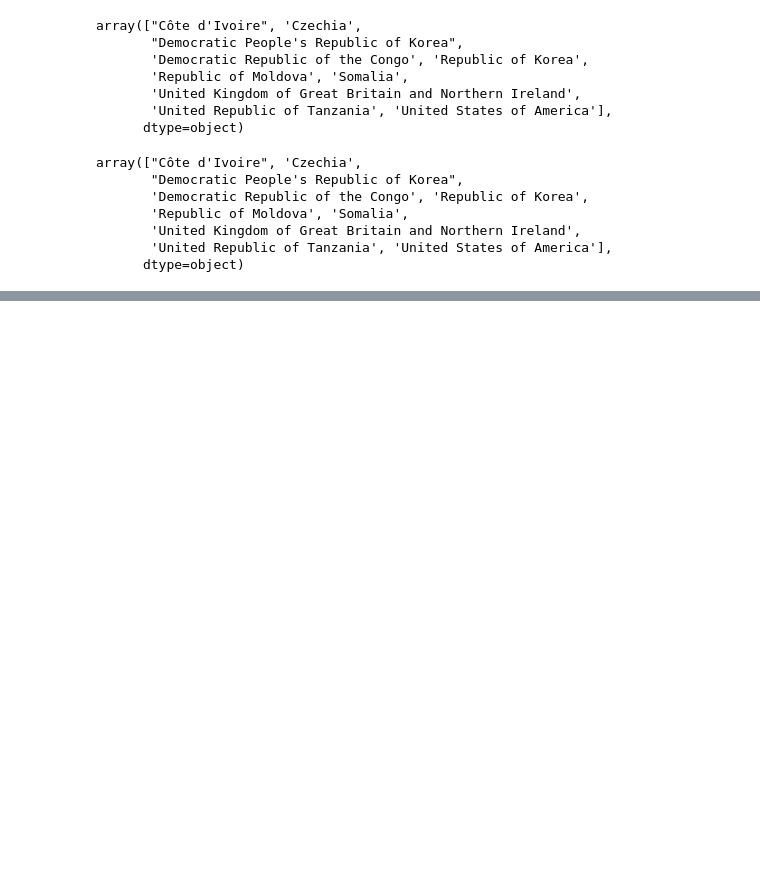
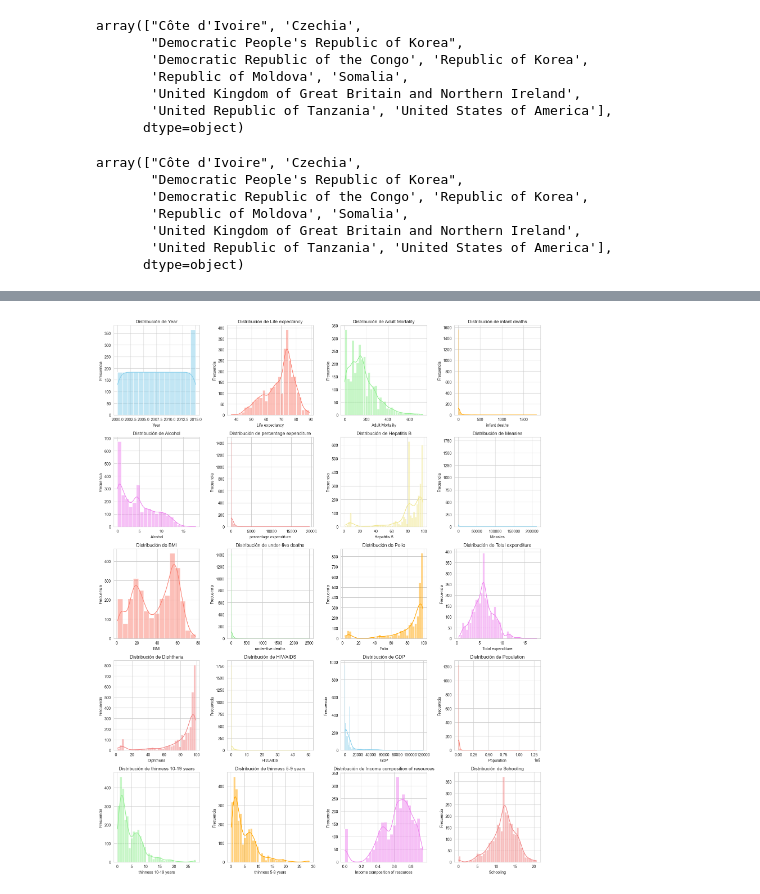
Before and after one commit to MiriamDonas00022423/ProyectoNumericoBurdenShots, a Jupyter notebook: my_regression_app/notebook/linear_regression.ipynb, the cells around one changed output, grey strips where cells are left out. Cells and saved outputs as stored; diff of their text form; code cells hidden in the pictures; blank space fills up the shorter version.

```diff
--- a/my_regression_app/notebook/linear_regression.ipynb
+++ b/my_regression_app/notebook/linear_regression.ipynb
@@ -445,0 +538,9 @@ df.rename(columns={'thinness  1-19 years':'thinness 10-19 years'},inplace=True)
+# %%
+# Contar cuántos registros tiene cada país
+country_count = df['Country'].value_counts()
+
+# Identificar países que solo aparecen una vez
+one_entry_countries = country_count[country_count == 1].index
+
+# Eliminar esos países del dataframe
+df = df[~df['Country'].isin(one_entry_countries)].reset_index(drop=True)
@@ -452,9 +555,0 @@ La eliminación de estas filas se realiza en el siguiente bloque de código. Ant
-# %%
-#Contar los registros por país
-count_countries_record = df['Country'].value_counts()
-#Identificar países con soloun registro
-countries_one_record = count_countries_record[count_countries_record==1]
-#Contar cuantos países tienen un solo registro .sum() suma los True (1) obteniendo el número total de países con 1 registro.
-print(countries_one_record.sum())
-#Eliminar esas filas deldataframe original
-df = df[~df['Country'].isin(countries_one_record.index)]
@@ -919,0 +721,34 @@ plt.show()
+# %%
+# Seleccionamos solo las columnas numéricas (int y float)
+numeric_cols = df.select_dtypes(include=['float64', 'int64']).columns
+
+# Calculamos el número total de variables numéricas seleccionadas
+num_vars = len(numeric_cols)
+
+# Definimos el número de columnas por fila para los subplots
+cols = 4
+
+# Calculamos el número de filas necesarias para acomodar todos los gráficos
+rows = (num_vars + cols - 1) // cols  # Para asegurar redondeo hacia arriba
+
+# Definimos una lista de colores personalizados para los histogramas
+custom_colors = ['skyblue', 'salmon', 'lightgreen', 'orange', 'violet', 'lightcoral', 'khaki']
+
+# Ajustamos el tamaño general de la figura según la cantidad de filas
+plt.figure(figsize=(16, rows * 4))
+
+# Iteramos sobre cada variable numérica para crear su histograma
+for i, col in enumerate(numeric_cols):
+    plt.subplot(rows, cols, i + 1)
+    sns.histplot(df[col], kde=True, color=custom_colors[i % len(custom_colors)])
+    plt.title(f'Distribución de {col}')
+    plt.xlabel(col)
+    plt.ylabel('Frecuencia')
+
+# Ajustamos el espacio entre los subplots para que no se sobrepongan
+plt.tight_layout()
+
+# Mostramos todos los gráficos
+plt.show()
+# %% [output]
+[figure, added]
```
Also changed, not shown: parts of 173 cells of this notebook, 3 other files.
